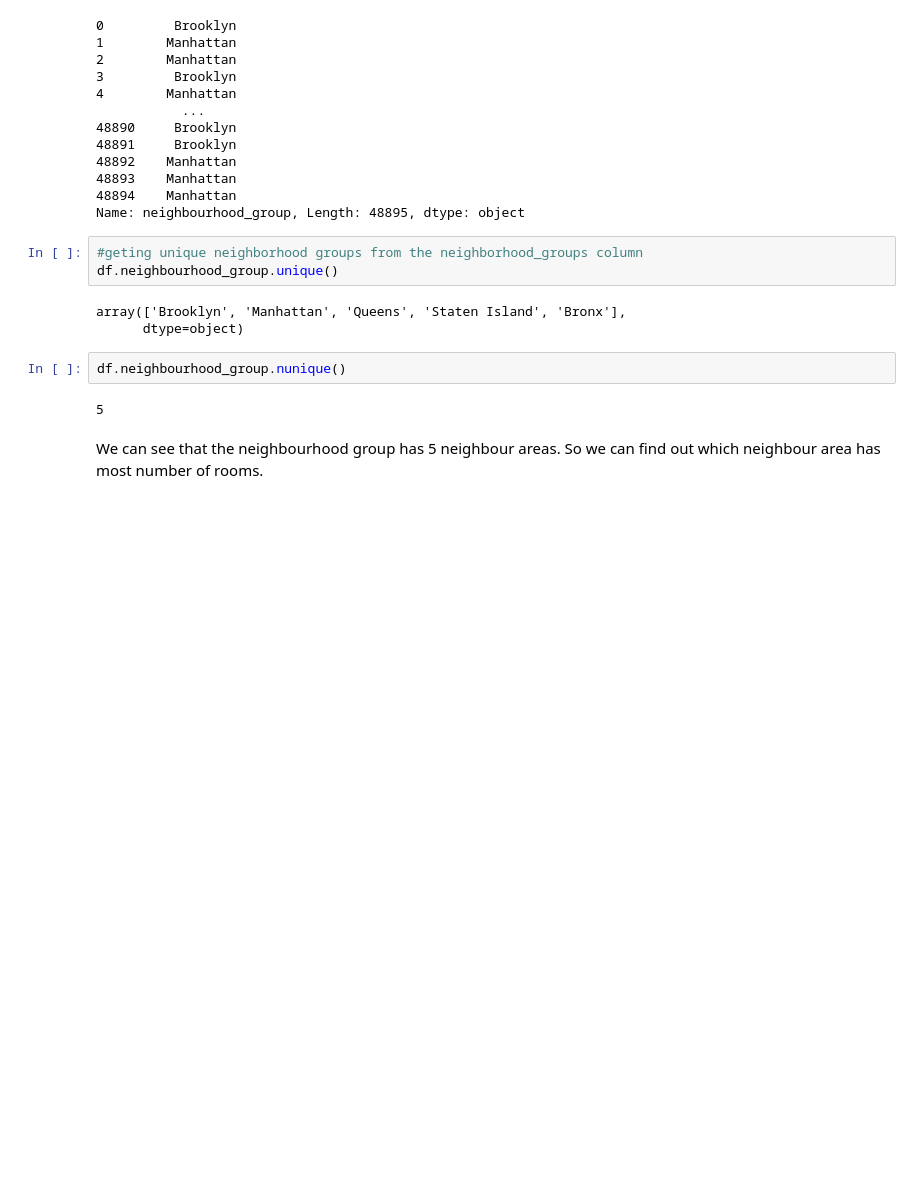
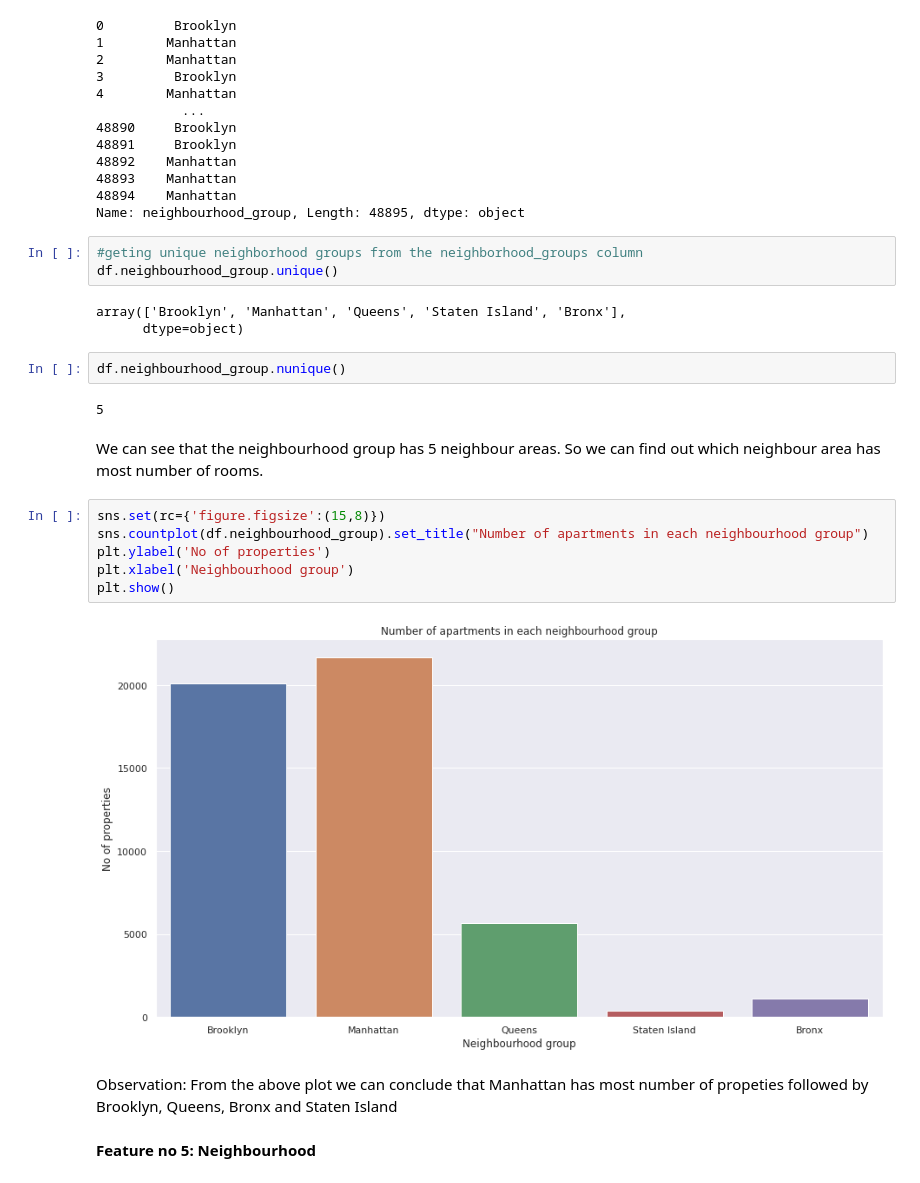
Before and after one commit to Anku0210/AirBnB-booking-Analysis, a Jupyter notebook: Project_on_Airbnb_Bookings_Analysis_Capstone_Project.ipynb, the cells around one changed output. Cells and saved outputs as stored; diff of their text form; blank space fills up the shorter version.

```diff
--- a/Project_on_Airbnb_Bookings_Analysis_Capstone_Project.ipynb
+++ b/Project_on_Airbnb_Bookings_Analysis_Capstone_Project.ipynb
@@ -233,3 +233,15 @@ df.neighbourhood_group.nunique()
 5
 # %% [markdown]
 We can see that the neighbourhood group has 5 neighbour areas. So we can find out which neighbour area has most number of rooms.
+# %%
+sns.set(rc={'figure.figsize':(15,8)})
+sns.countplot(df.neighbourhood_group).set_title("Number of apartments in each neighbourhood group")
+plt.ylabel('No of properties')
+plt.xlabel('Neighbourhood group')
+plt.show()
+# %% [output]
+[figure, added]
+# %% [markdown]
+Observation: From the above plot we can conclude that Manhattan has most number of propeties followed by Brooklyn, Queens, Bronx and Staten Island
+# %% [markdown]
+**Feature no 5: Neighbourhood**
```
Also changed, not shown: parts of 40 cells of this notebook.
